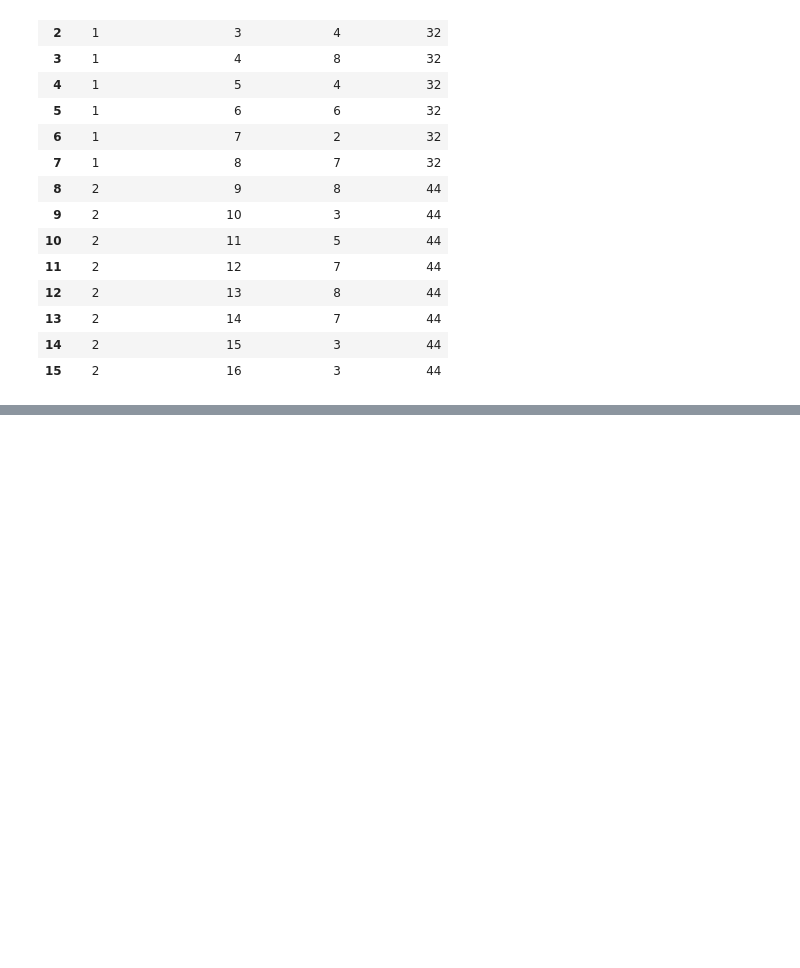
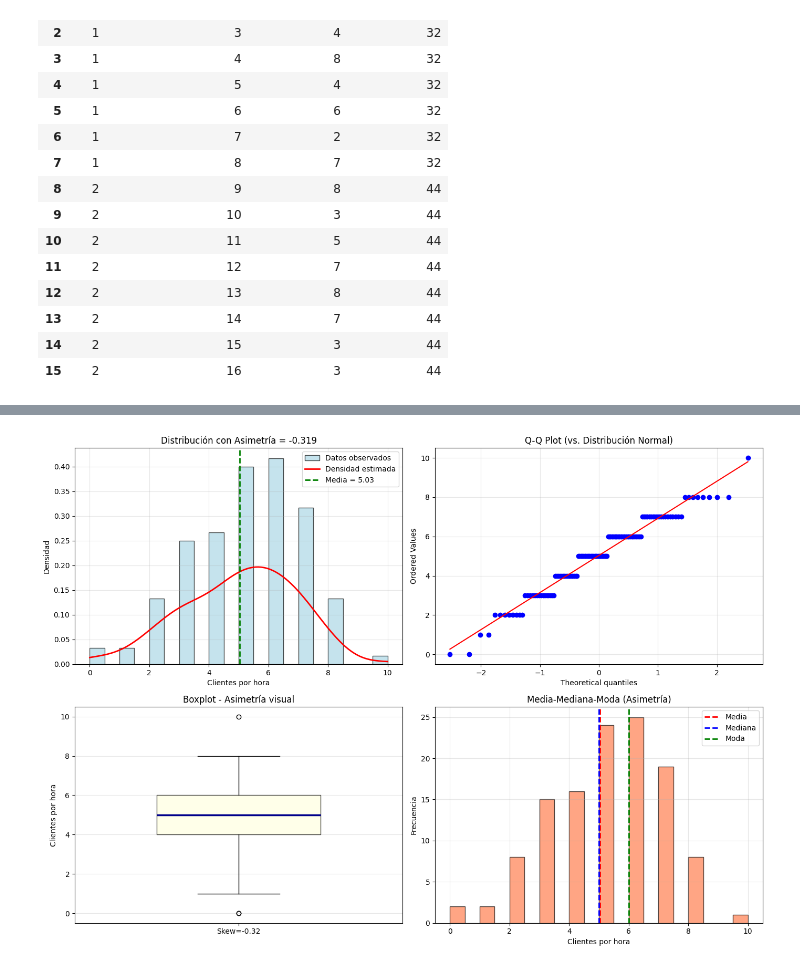
Before and after one commit to DariusClover/INTELIGENCIA-ARTIFICIAL, a Jupyter notebook: Taller3/Taller3.ipynb, the cells around one changed output, grey strips where cells are left out. Cells and saved outputs as stored; diff of their text form; code cells hidden in the pictures; blank space fills up the shorter version.

```diff
--- a/Taller3/Taller3.ipynb
+++ b/Taller3/Taller3.ipynb
@@ -72,0 +294,60 @@ El DataSet completo está en el archivo Excel del repositorio, específicamente
+# %%
+import seaborn as sns
+from scipy import stats
+
+# Crear figura con múltiples gráficos
+fig, axes = plt.subplots(2, 2, figsize=(14, 10))
+
+# 1. Histograma con curva de densidad (muestra asimetría)
+axes[0, 0].hist(df_d['SIMULACION'], bins=20, density=True, edgecolor='black',
+                alpha=0.7, color='lightblue', label='Datos observados')
+# Agregar curva de densidad suavizada
+valores_kde = np.linspace(df_d['SIMULACION'].min(), df_d['SIMULACION'].max(), 100)
+from scipy.stats import gaussian_kde
+kde = gaussian_kde(df_d['SIMULACION'])
+axes[0, 0].plot(valores_kde, kde(valores_kde), 'r-', linewidth=2, label='Densidad estimada')
+axes[0, 0].axvline(media, color='green', linestyle='--', linewidth=2, label=f'Media = {media:.2f}')
+axes[0, 0].set_xlabel('Clientes por hora')
+axes[0, 0].set_ylabel('Densidad')
+axes[0, 0].set_title(f'Distribución con Asimetría = {asimetria:.3f}')
+axes[0, 0].legend()
+axes[0, 0].grid(True, alpha=0.3)
+
+# 2. Q-Q Plot (comparación con distribución normal)
+stats.probplot(df_d['SIMULACION'], dist="norm", plot=axes[0, 1])
+axes[0, 1].set_title('Q-Q Plot (vs. Distribución Normal)')
+axes[0, 1].grid(True, alpha=0.3)
+
+# 3. Boxplot (muestra asimetría visualmente)
+bp = axes[1, 0].boxplot(df_d['SIMULACION'], vert=True, patch_artist=True, widths=0.5,
+                        boxprops=dict(facecolor='lightyellow', alpha=0.7),
+                        medianprops=dict(color='darkblue', linewidth=2.5))
+axes[1, 0].set_ylabel('Clientes por hora')
+axes[1, 0].set_title(f'Boxplot - Asimetría visual')
+axes[1, 0].set_xticks([1])
+axes[1, 0].set_xticklabels([f'Skew={asimetria:.2f}'])
+axes[1, 0].grid(True, alpha=0.3, axis='y')
+
+# Añadir anotación sobre dirección del sesgo
+if asimetria > 0:
+    axes[1, 0].text(1.3, df_d['SIMULACION'].max() * 0.9, 'Sesgo\npositivo ➚',
+                    fontsize=12, fontweight='bold', color='red')
+elif asimetria < -0.5:
+    axes[1, 0].text(1.3, df_d['SIMULACION'].min() * 1.1, 'Sesgo\nnegativo ➘',
+                    fontsize=12, fontweight='bold', color='blue')
+
+# 4. Comparación Media-Mediana-Moda (indica asimetría)
+axes[1, 1].hist(df_d['SIMULACION'], bins=20, edgecolor='black', alpha=0.7, color='coral')
+axes[1, 1].axvline(media, color='red', linestyle='--', linewidth=2, label='Media')
+axes[1, 1].axvline(mediana, color='blue', linestyle='--', linewidth=2, label='Mediana')
+axes[1, 1].axvline(moda, color='green', linestyle='--', linewidth=2, label='Moda')
+axes[1, 1].set_xlabel('Clientes por hora')
+axes[1, 1].set_ylabel('Frecuencia')
+axes[1, 1].set_title('Media-Mediana-Moda (Asimetría)')
+axes[1, 1].legend()
+axes[1, 1].grid(True, alpha=0.3)
+
+plt.tight_layout()
+plt.show()
+# %% [output]
+[figure, added]
```
Also changed, not shown: parts of 10 cells of this notebook.
